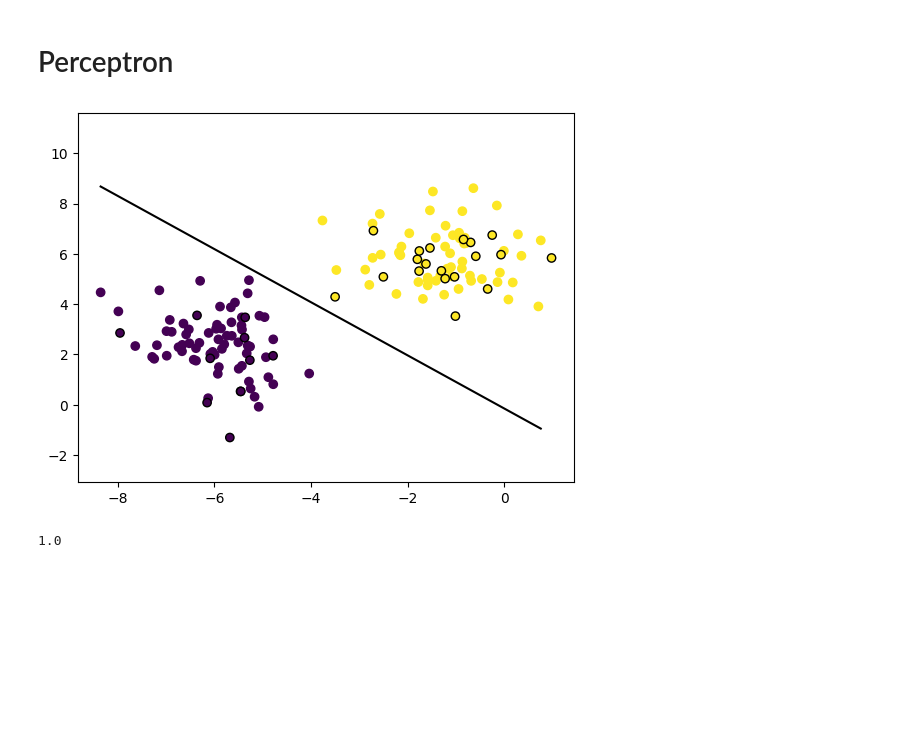
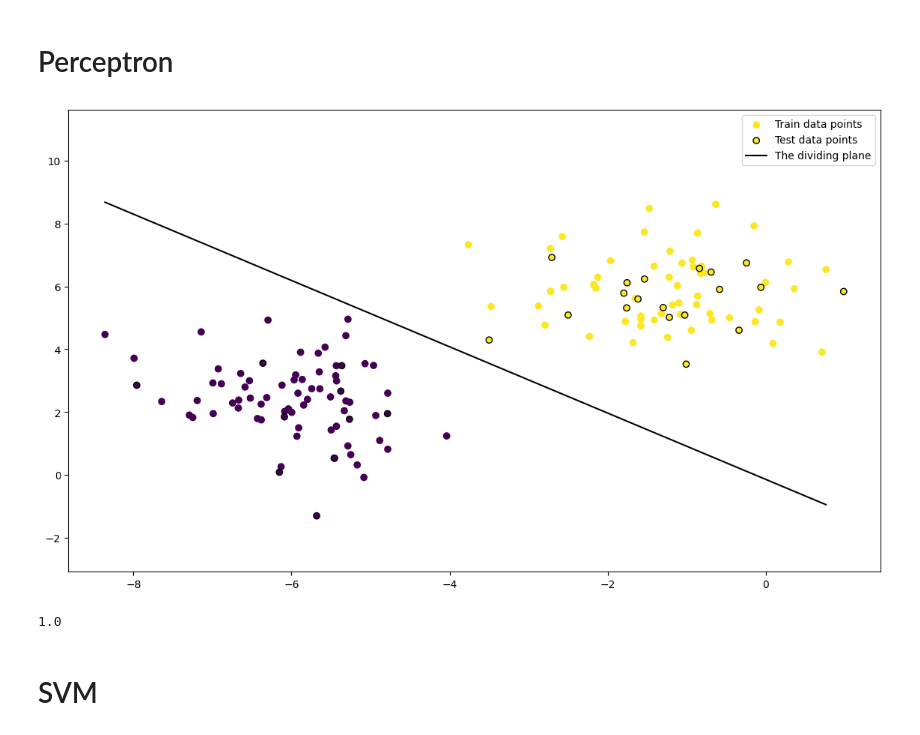
Before and after one commit to artyomsavov/savkit-learn, a Jupyter notebook: notebooks/alghorithms.ipynb, the cells around one changed output. Saved outputs shown, nothing was run; the diff lists cells and outputs as text; code cells hidden in the pictures; blank space fills up the shorter version.

```diff
--- a/notebooks/alghorithms.ipynb
+++ b/notebooks/alghorithms.ipynb
@@ -730,43 +729,43 @@ class Perceptron:
 # %%
 import matplotlib.pyplot as plt
 from sklearn import datasets
 from sklearn.model_selection import train_test_split
 
 X, y = datasets.make_blobs(
     n_samples=150, n_features=2, cluster_std=1.05, centers=2, random_state=1234
 )
 
 X_train, X_test, y_train, y_test = train_test_split(
     X, y, test_size=0.2, random_state=1234
 )
 
 p = Perceptron()
 p.fit(X_train, y_train)
 y_pred = p.predict(X_test)
 
-fig, ax = plt.subplots()
+
+fig, ax = plt.subplots(figsize=(14,8))
 
 x_min = X_train[:, 0].min()
 x_max = X_train[:, 0].max()
 x0 = np.array([x_min, x_max])
 # w0 * x0 + w1 * x1 + b = 0 => x1 = (-w0 * x0 - b) / w1
 w0, w1 = p.weights[0], p.weights[1]
 bias = p.bias
 x1 = (-w0 * x0 - bias) / w1
 
+ax.scatter(X_train[:, 0], X_train[:, 1], c=y_train, label='Train data points')
+ax.scatter(X_test[:, 0], X_test[:, 1], c=y_test, edgecolor='k', label='Test data points')
+ax.plot(x0, x1, 'k', label='The dividing plane')
 
-ax.scatter(X_train[:, 0], X_train[:, 1], c=y_train)
-ax.scatter(X_test[:, 0], X_test[:, 1], c=y_test, edgecolor='k')
-ax.plot(x0, x1, 'k')
-
-y_min = X_train[:, 1].min()
-y_max = X_train[:, 1].max()
-ax.set_ylim(y_min - 3, y_max + 3)
-
+ax.set_ylim(X_train[:, 1].min() - 3, X_train[:, 1].max() + 3)
+ax.legend()
 plt.show()
 # %% [output]
-[figure, old version]
+[figure, new version]
 # %%
 print(np.mean(y_pred == y_test))
 # %% [output]
 1.0
+# %% [markdown]
+# SVM
```
Also changed, not shown: parts of 7 cells of this notebook, 4 other files.
